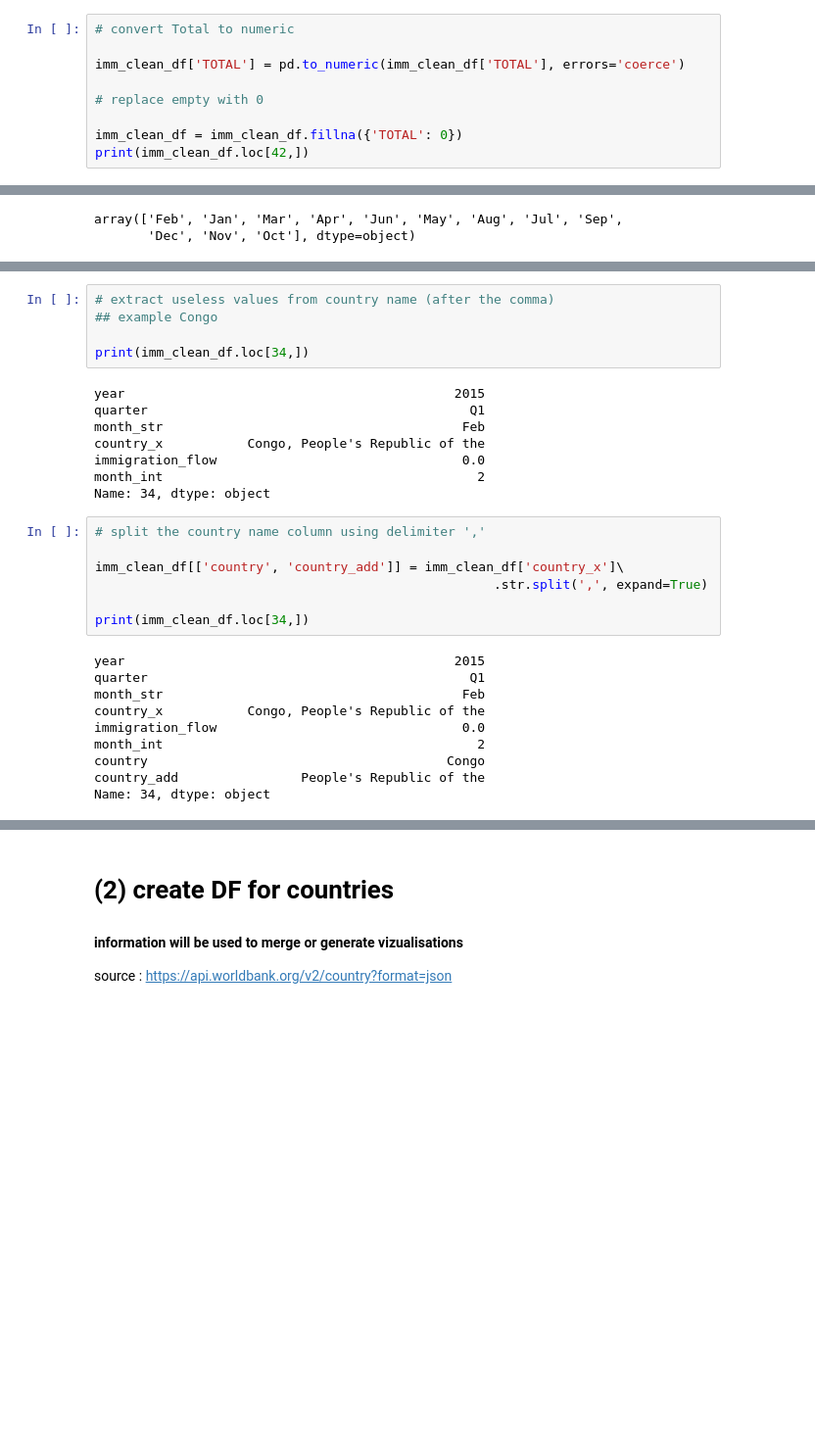
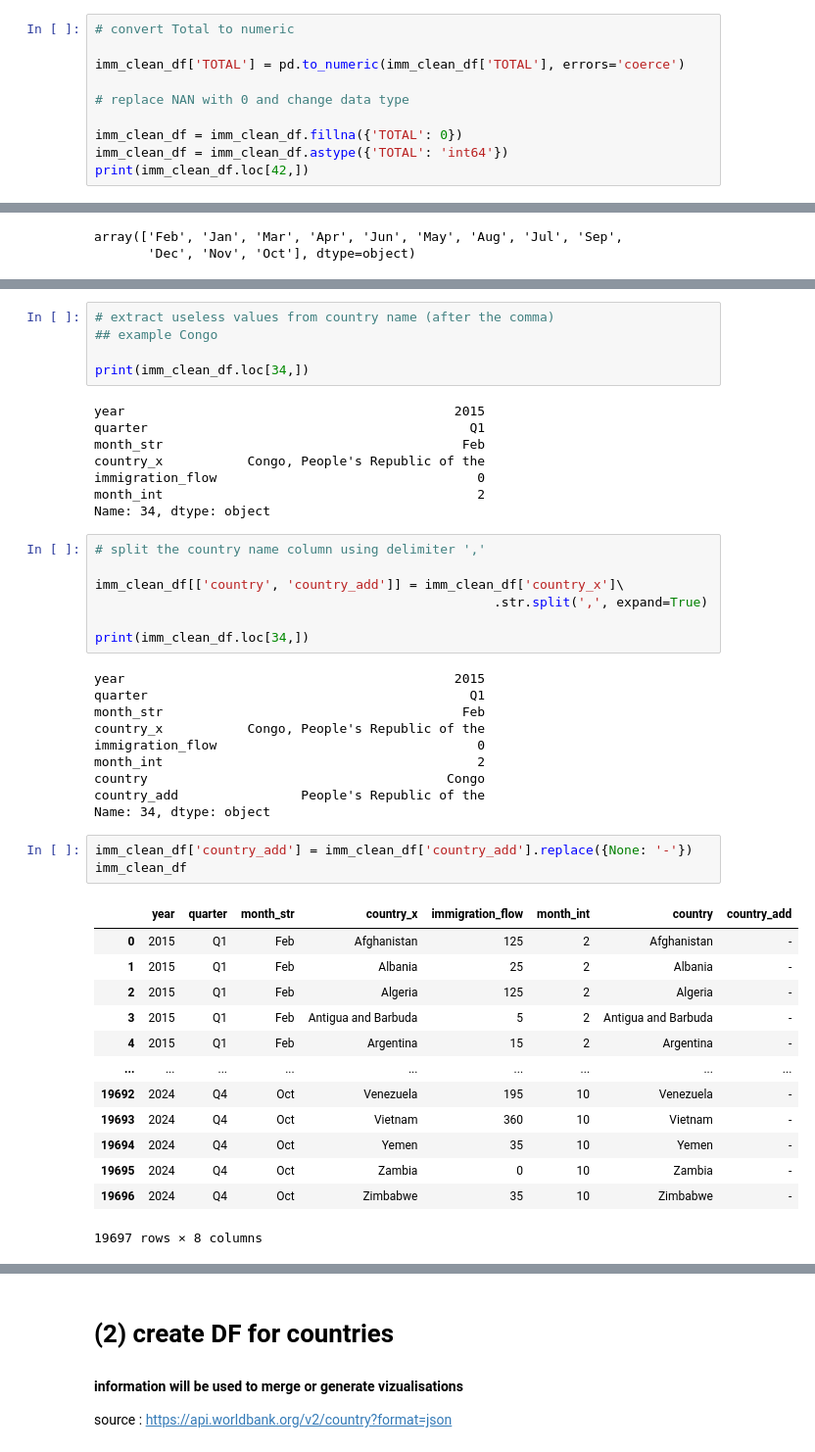
Before and after one commit to nazimben25/project3_group4, a Jupyter notebook: Data_collection.ipynb, the cells around one changed output, grey strips where cells are left out. Shown at 98% size. Cells and saved outputs as stored; diff of their text form; blank space fills up the shorter version.

Commit message:
Data_collection.ipynb : correct the code to match with tables importation (fillna, replace empty values)

```diff
--- a/Data_collection.ipynb
+++ b/Data_collection.ipynb
@@ -78,9 +93,10 @@ Name: 42, dtype: object
 
 imm_clean_df['TOTAL'] = pd.to_numeric(imm_clean_df['TOTAL'], errors='coerce')
 
-# replace empty with 0
+# replace NAN with 0 and change data type
 
 imm_clean_df = imm_clean_df.fillna({'TOTAL': 0})
+imm_clean_df = imm_clean_df.astype({'TOTAL': 'int64'})
 print(imm_clean_df.loc[42,])
 # %% [output]
 EN_YEAR                          2015
@@ -156,7 +172,7 @@ year                                           2015
 quarter                                          Q1
 month_str                                       Feb
 country_x           Congo, People's Republic of the
-immigration_flow                                0.0
+immigration_flow                                  0
 month_int                                         2
 Name: 34, dtype: object
 # %%
@@ -171,11 +187,28 @@ year                                           2015
 quarter                                          Q1
 month_str                                       Feb
 country_x           Congo, People's Republic of the
-immigration_flow                                0.0
+immigration_flow                                  0
 month_int                                         2
 country                                       Congo
 country_add                People's Republic of the
 Name: 34, dtype: object
+# %%
+imm_clean_df['country_add'] = imm_clean_df['country_add'].replace({None: '-'})
+imm_clean_df
+# %% [output]
+|  | year | quarter | month_str | country_x | immigration_flow | month_int | country | country_add |
+| 0 | 2015 | Q1 | Feb | Afghanistan | 125 | 2 | Afghanistan | - |
+| 1 | 2015 | Q1 | Feb | Albania | 25 | 2 | Albania | - |
+| 2 | 2015 | Q1 | Feb | Algeria | 125 | 2 | Algeria | - |
+| 3 | 2015 | Q1 | Feb | Antigua and Barbuda | 5 | 2 | Antigua and Barbuda | - |
+| 4 | 2015 | Q1 | Feb | Argentina | 15 | 2 | Argentina | - |
+| ... | ... | ... | ... | ... | ... | ... | ... | ... |
+| 19692 | 2024 | Q4 | Oct | Venezuela | 195 | 10 | Venezuela | - |
+| 19693 | 2024 | Q4 | Oct | Vietnam | 360 | 10 | Vietnam | - |
+| 19694 | 2024 | Q4 | Oct | Yemen | 35 | 10 | Yemen | - |
+| 19695 | 2024 | Q4 | Oct | Zambia | 0 | 10 | Zambia | - |
+| 19696 | 2024 | Q4 | Oct | Zimbabwe | 35 | 10 | Zimbabwe | - |
+19697 rows × 8 columns
 # %%
 # keep only country name cleaned
 
```
Also changed, not shown: parts of 17 cells of this notebook, 2 other files.
